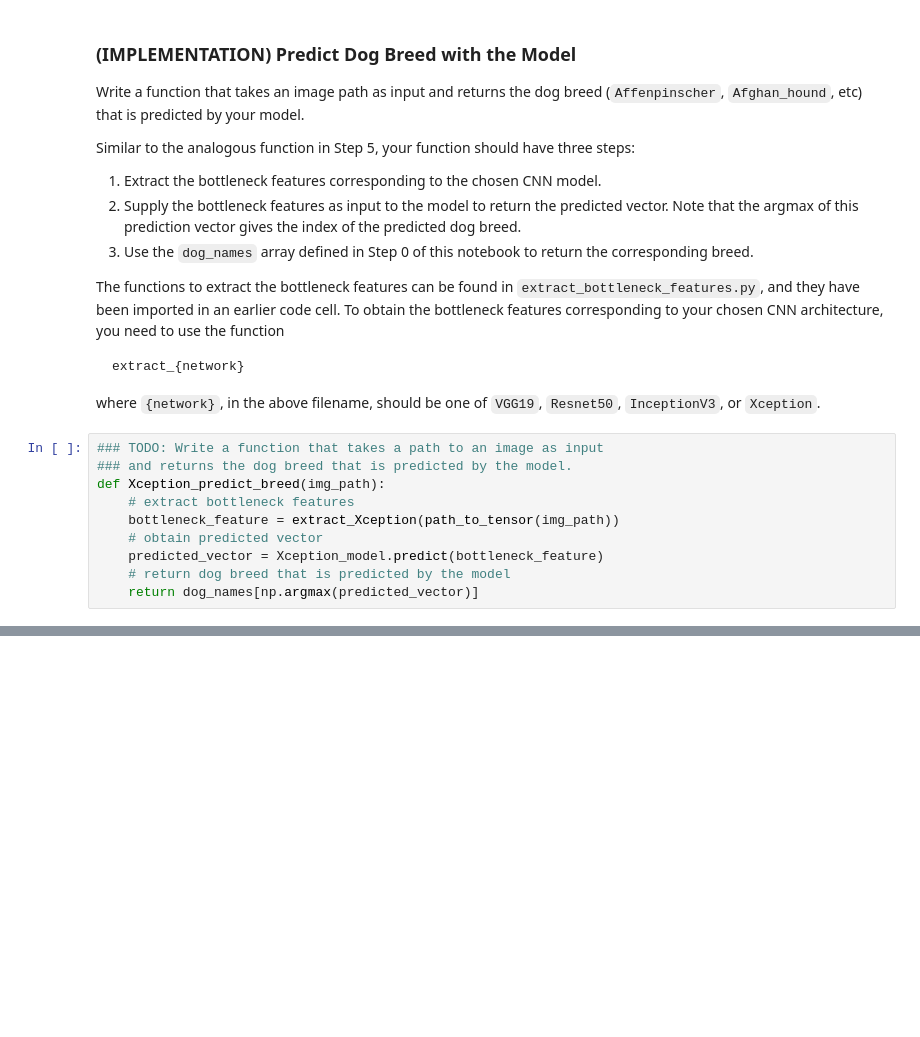
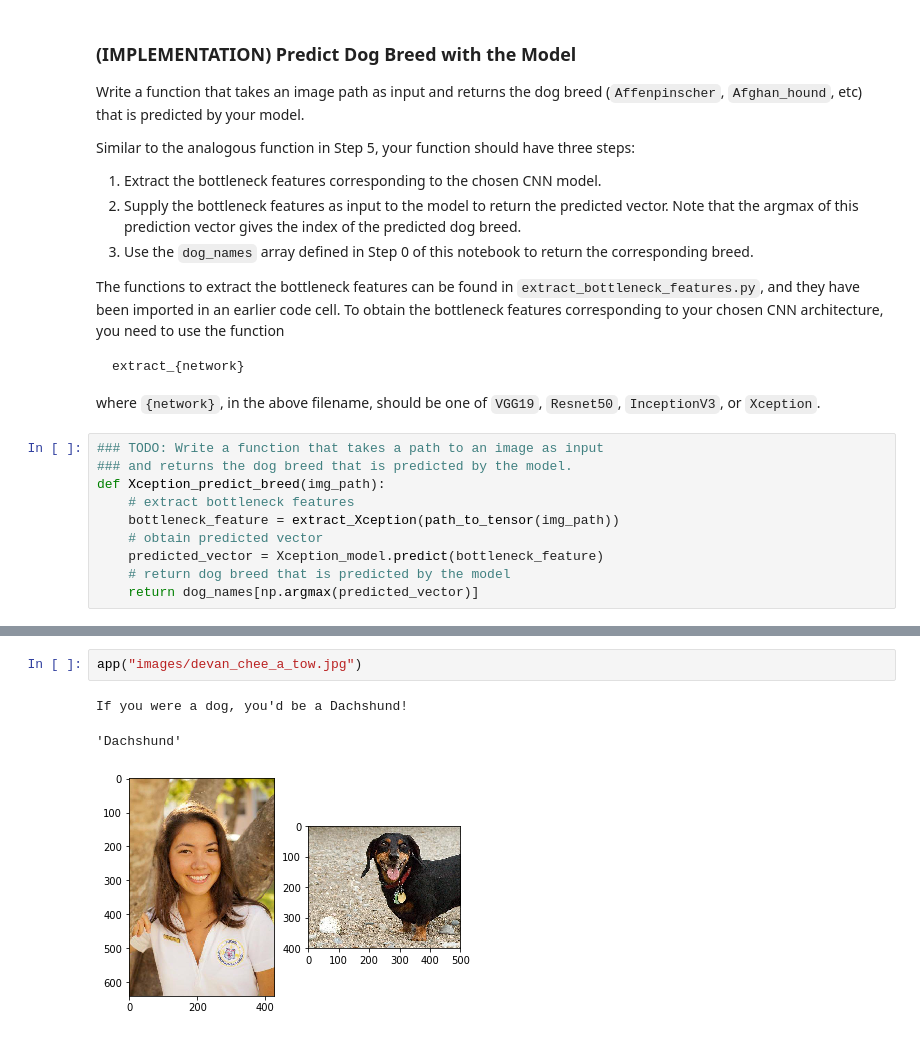
Before and after one commit to FyZyX/dog-project, a Jupyter notebook: dog_app.ipynb, the cells around one changed output, grey strips where cells are left out. Drawn from its saved outputs; the diff is of its cells as text; blank space fills up the shorter version.

```diff
--- a/dog_app.ipynb
+++ b/dog_app.ipynb
@@ -752,0 +775,6 @@ dogImages/train/056.Dachshund/Dachshund_03928.jpg
+# %%
+app("images/devan_chee_a_tow.jpg")
+# %% [output]
+If you were a dog, you'd be a Dachshund!
+'Dachshund'
+[figure, added]
```
Also changed, not shown: parts of 14 cells of this notebook, 8 other files.
